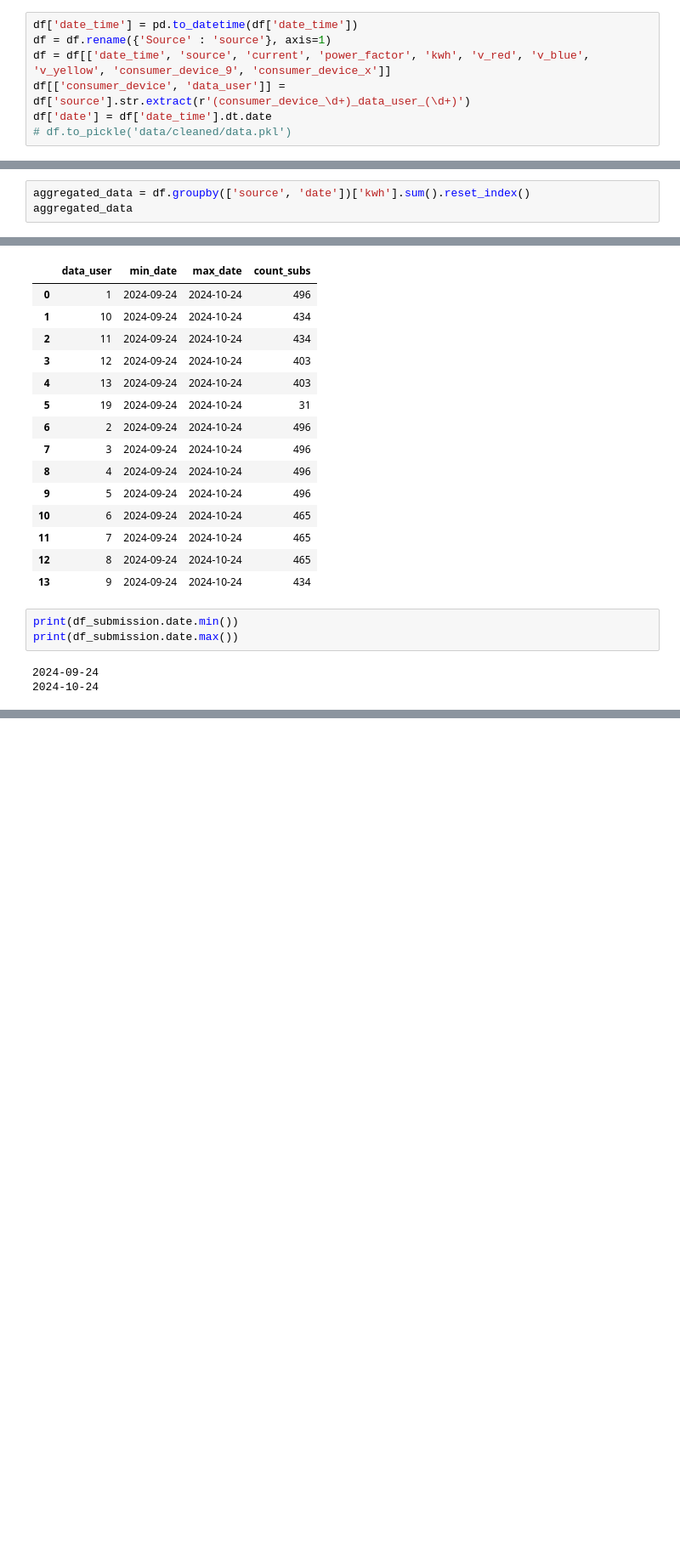
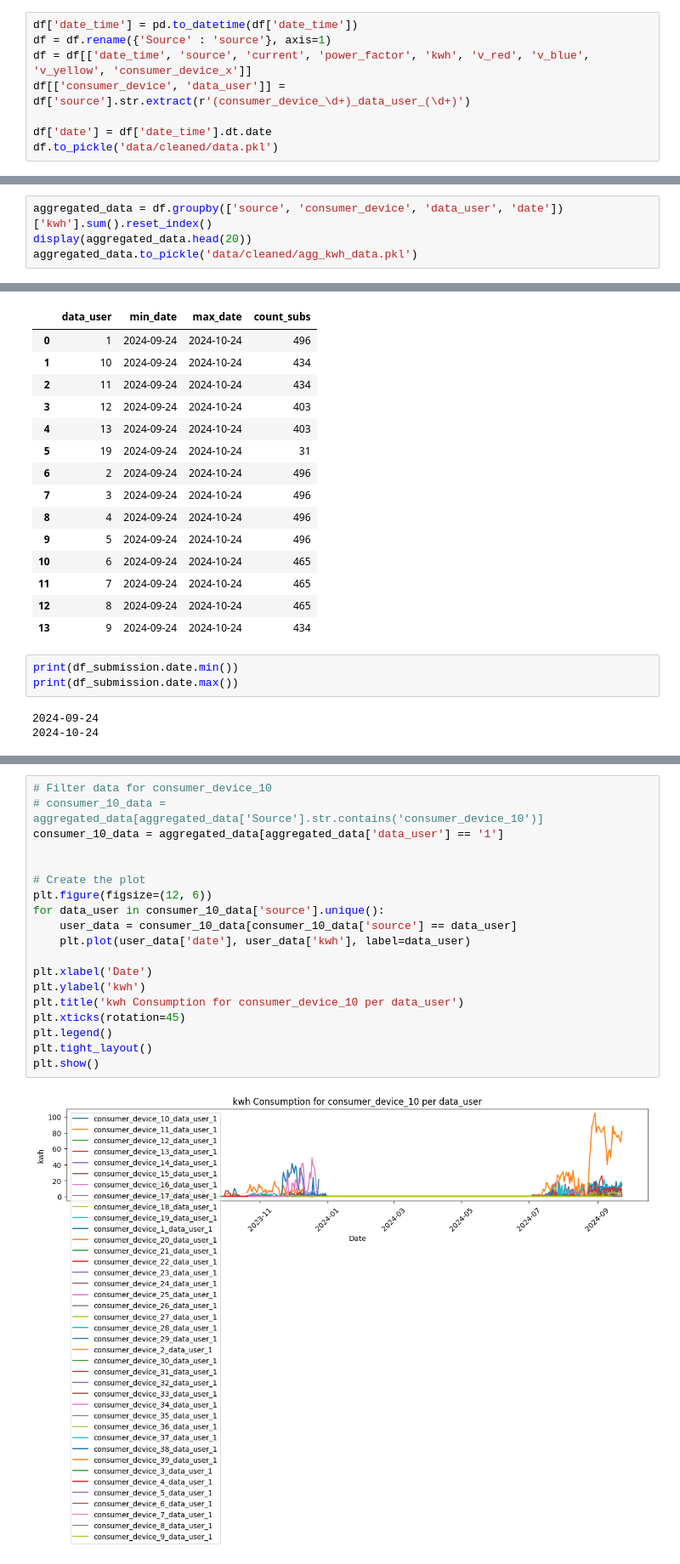
Before and after one commit to jonathan-bugg/zindi_hydropower_prediction, a Jupyter notebook: data_exploration.ipynb, the cells around one changed output, grey strips where cells are left out. Shown at 85% size. Drawn from its saved outputs; the diff is of its cells as text; blank space fills up the shorter version.

```diff
--- a/data_exploration.ipynb
+++ b/data_exploration.ipynb
@@ -37,7 +76,8 @@ dtype: float64
 # %%
 df['date_time'] = pd.to_datetime(df['date_time'])
 df = df.rename({'Source' : 'source'}, axis=1)
-df = df[['date_time', 'source', 'current', 'power_factor', 'kwh', 'v_red', 'v_blue', 'v_yellow', 'consumer_device_9', 'consumer_device_x']]
+df = df[['date_time', 'source', 'current', 'power_factor', 'kwh', 'v_red', 'v_blue', 'v_yellow', 'consumer_device_x']]
 df[['consumer_device', 'data_user']] = df['source'].str.extract(r'(consumer_device_\d+)_data_user_(\d+)')
+
 df['date'] = df['date_time'].dt.date
-# df.to_pickle('data/cleaned/data.pkl')
+df.to_pickle('data/cleaned/data.pkl')
@@ -46,3 +84,4 @@ KeyboardInterrupt:
 # %%
-aggregated_data = df.groupby(['source', 'date'])['kwh'].sum().reset_index()
-aggregated_data
+aggregated_data = df.groupby(['source', 'consumer_device', 'data_user', 'date'])['kwh'].sum().reset_index()
+display(aggregated_data.head(20))
+aggregated_data.to_pickle('data/cleaned/agg_kwh_data.pkl')
@@ -188,0 +368,21 @@ print(df_submission.date.max())
+# %%
+# Filter data for consumer_device_10
+# consumer_10_data = aggregated_data[aggregated_data['Source'].str.contains('consumer_device_10')]
+consumer_10_data = aggregated_data[aggregated_data['data_user'] == '1']
+
+
+# Create the plot
+plt.figure(figsize=(12, 6))
+for data_user in consumer_10_data['source'].unique():
+    user_data = consumer_10_data[consumer_10_data['source'] == data_user]
+    plt.plot(user_data['date'], user_data['kwh'], label=data_user)
+
+plt.xlabel('Date')
+plt.ylabel('kwh')
+plt.title('kwh Consumption for consumer_device_10 per data_user')
+plt.xticks(rotation=45)
+plt.legend()
+plt.tight_layout()
+plt.show()
+# %% [output]
+[figure, added]
```
Also changed, not shown: parts of 20 cells of this notebook, 4 other files.
